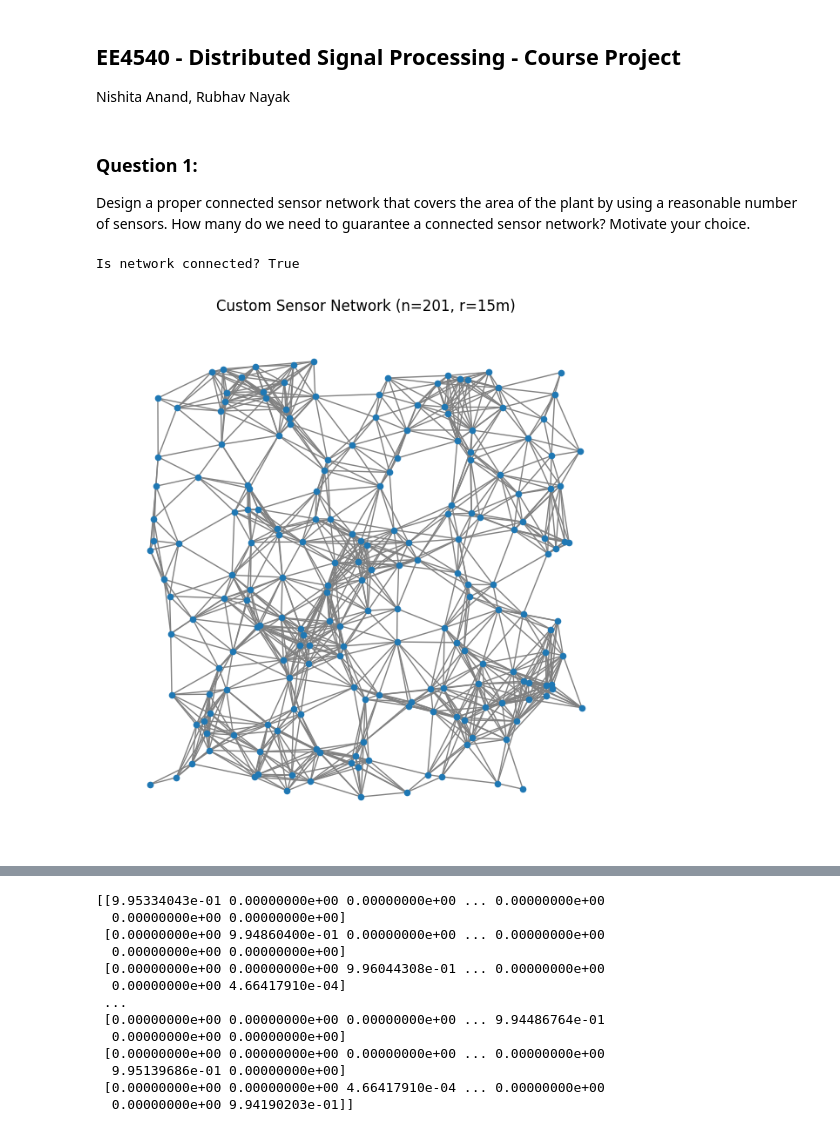
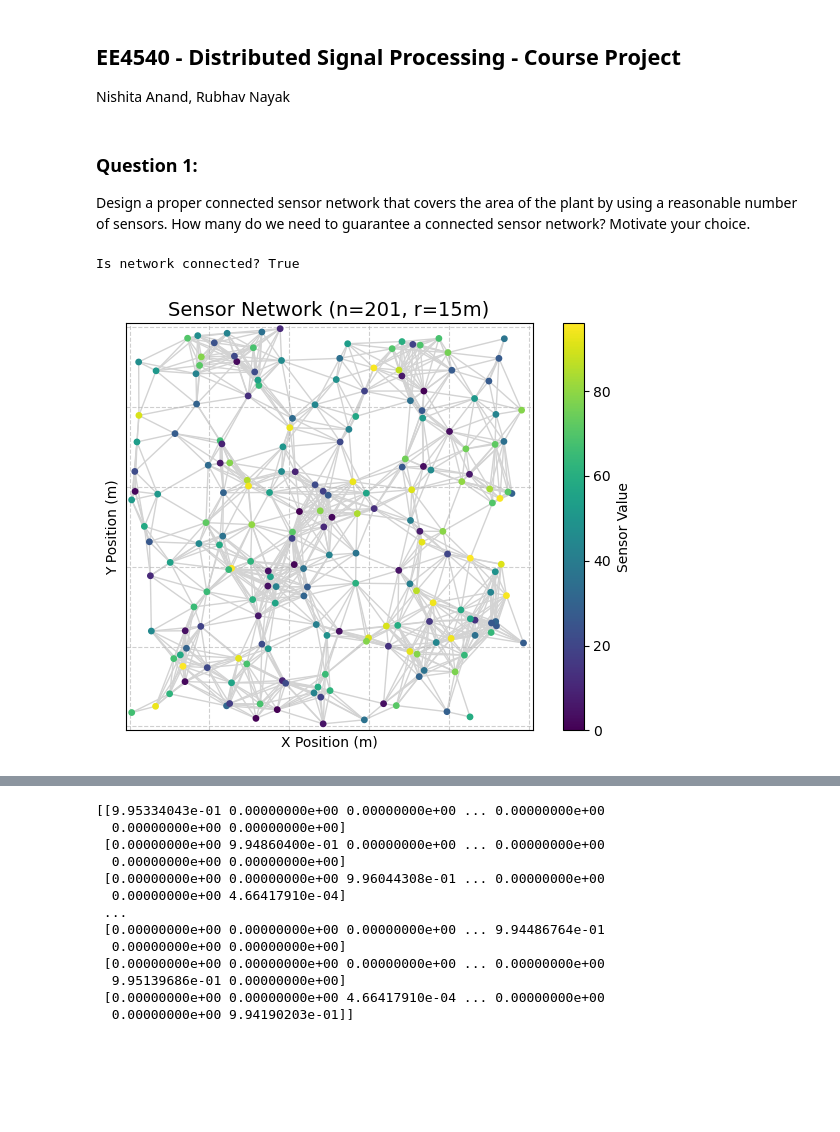
Before and after one commit to nish5180/Distributed_Signal_Processing_EE4540, a Jupyter notebook: distributed_project_git.ipynb, the cells around one changed output, grey strips where cells are left out. Cells and saved outputs as stored; diff of their text form; code cells hidden in the pictures; blank space fills up the shorter version.

```diff
--- a/distributed_project_git.ipynb
+++ b/distributed_project_git.ipynb
@@ -2,6 +2,7 @@
 ## EE4540 - Distributed Signal Processing - Course Project
 Nishita Anand, Rubhav Nayak
 # %% [markdown]
+##
 ### Question 1:
 
 Design a proper connected sensor network that covers the area of the plant by using a
@@ -63,37 +64,59 @@ def generate_uniform_P(adjacency_matrix):
 # %%
 # === Parameters ===
 n = 201
 area_size = 100
 r = 15
 
 # === Generate sensor locations as [2, n] array ===
 np.random.seed(50)
 positions = np.random.uniform(0, area_size, (n, 2)).T  # shape: [2, n]
-
-
 
 # === Calculate adjacency matrix and check connectivity ===
 adj_matrix = calculate_adjacency_matrix(positions, r)
 connected = is_graph_connected(adj_matrix)
 
 # === Print result ===
 print(f"Is network connected? {connected}")
 
 # === Visualize using networkx ===
 G = nx.from_numpy_array(adj_matrix)
 pos_dict = {i: positions[:, i] for i in range(n)}
 
-plt.figure(figsize=(6,6))
-nx.draw(G, pos=pos_dict, node_size=20, edge_color='gray')
-plt.title(f"Custom Sensor Network (n={n}, r={r}m)")
-plt.axis('equal')
-plt.grid(True)
-plt.show()
 
 # === Generating values for each node/sensor ===
-
 np.random.seed(50) # Constant seed for reproducibility
 sensor_values=np.random.randint(0, 100, (n, 1))
+colors = sensor_values.flatten()
+
+# Draw nodes first to get a mappable
+nodes = nx.draw_networkx_nodes(
+    G,
+    pos=pos_dict,
+    node_size=15,
+    node_color=colors,
+    cmap=plt.cm.viridis,
+)
+
+# Draw edges separately
+nx.draw_networkx_edges(
+    G,
+    pos=pos_dict,
+    edge_color='lightgray'
+)
+
+plt.title(f"Sensor Network (n={n}, r={r}m)", fontsize=14)
+plt.xlim(-1, 101)
+plt.ylim(-1, 101)
+plt.xlabel("X Position (m)")
+plt.ylabel("Y Position (m)")
+plt.grid(True, linestyle='--', alpha=0.6)
+plt.gca().set_aspect('equal', adjustable='box')
+
+# Now add colorbar based on nodes
+plt.colorbar(nodes, label="Sensor Value")
+
+plt.tight_layout()
+plt.show()
 # %% [output]
 Is network connected? True
-[figure, old version]
+[figure, new version]
```
Also changed, not shown: parts of 22 cells of this notebook.
